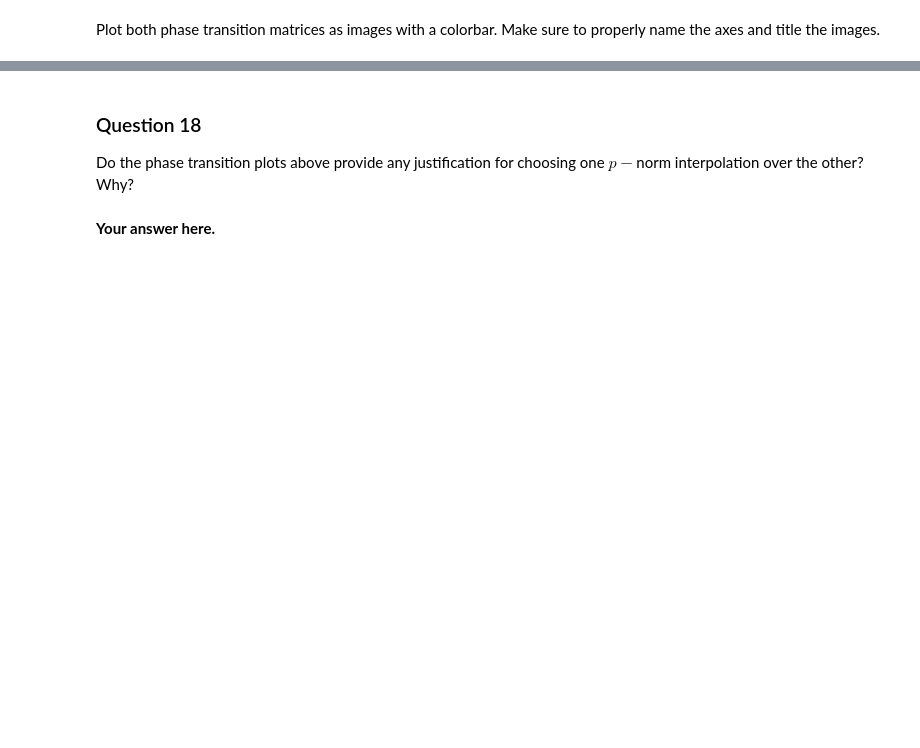
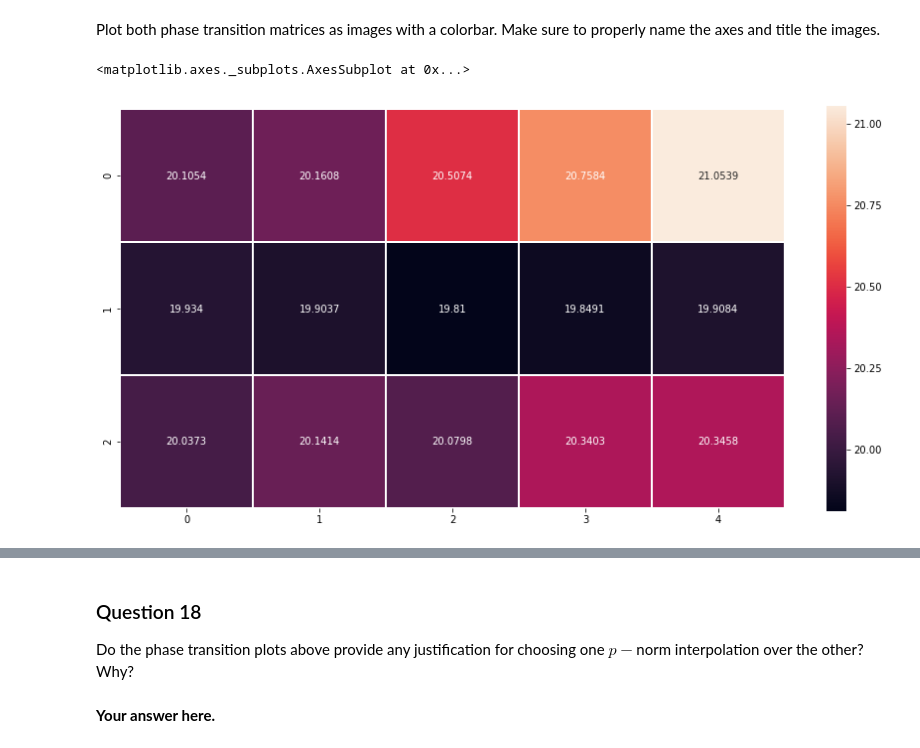
Before and after one commit to Adirlou/ntds_2018, a Jupyter notebook: 4_graph_signal_processing_.ipynb, the cells around one changed output, grey strips where cells are left out. Saved outputs shown, nothing was run; the diff lists cells and outputs as text; code cells hidden in the pictures; blank space fills up the shorter version.

```diff
--- a/4_graph_signal_processing_.ipynb
+++ b/4_graph_signal_processing_.ipynb
@@ -657,3 +655,20 @@ def phase_transition(mn_ratios, thresholds, n_trials, labels_bin, p):
+# %%
+def phase_transition(mn_ratios, thresholds, n_trials, labels_bin, p):
+    pt_matrix = np.zeros((len(thresholds),len(mn_ratios)))
+    for ratio_index in range(len(mn_ratios)):
+        for thresh_index in range(len(thresholds)):
+            w = getMask(mn_ratios[ratio_index])
+            labels_bins = get_labels_bin(thresholds[thresh_index])
+            Sub_ls = w * labels_bins
+            Signal = np.asarray([ np.nan  if v == 0 else v for v in Sub_ls])
+            err_sum = 0
+            for _iter in range(n_trials):
+                inter = graph_pnorm_interpolation(gradient, P, e, p)
+                err_sum += rel_err(inter, Sub_ls)
+            print(np.mean(err_sum))
+            pt_matrix[thresh_index][ratio_index] = np.mean(err_sum)
+
+    return pt_matrix
 # %% [markdown]
 ### Question 17
 
@@ -668,0 +676,8 @@ pt_matrix_2norm = # Your code here.
+# %%
+mn_ratios = [0.2, 0.35, 0.5, 0.65, 0.8]
+
+thresholds = [1,2,3]
+
+pt_matrix_1norm = phase_transition(mn_ratios, thresholds, 20, None, 1)
+
+pt_matrix_2norm = phase_transition(mn_ratios, thresholds, 20, None, 2)
@@ -672,0 +704,7 @@ Plot both phase transition matrices as images with a colorbar. Make sure to prop
+# %%
+grid = pt_matrix_1norm
+fig, ax = plt.subplots(figsize=(15, 7.5))
+sns.heatmap(grid, ax = ax, square = True, annot = True, linewidth = 0.5, fmt='g')
+# %% [output]
+<matplotlib.axes._subplots.AxesSubplot at 0x...>
+[figure, added]
```
Also changed, not shown: parts of 14 cells of this notebook.
